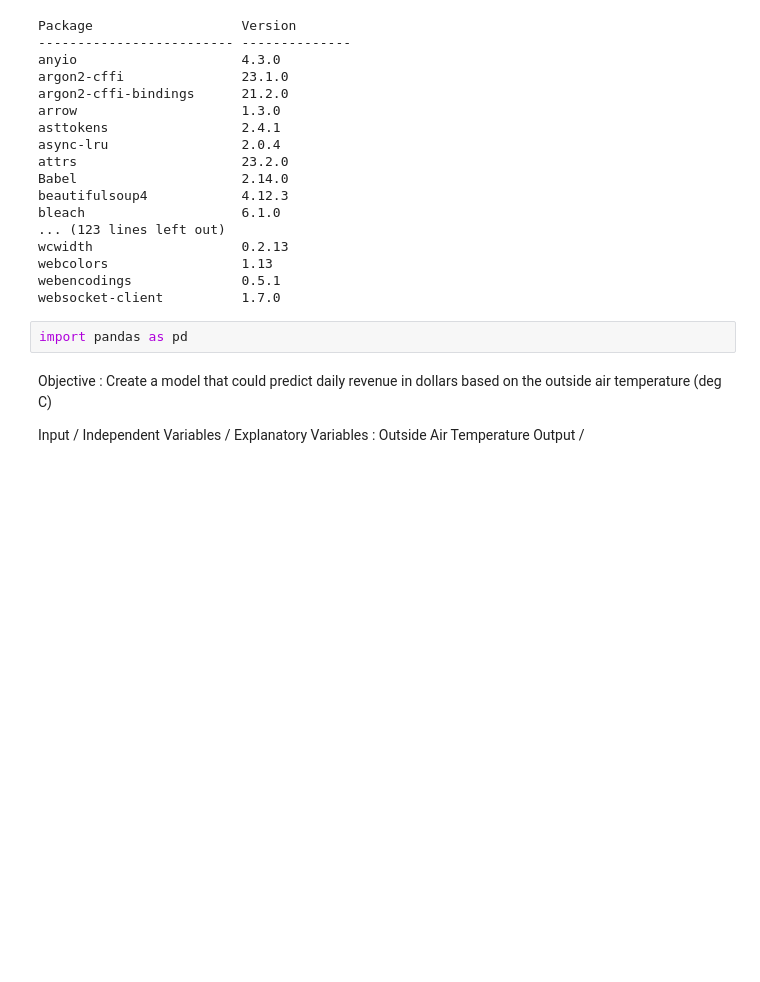
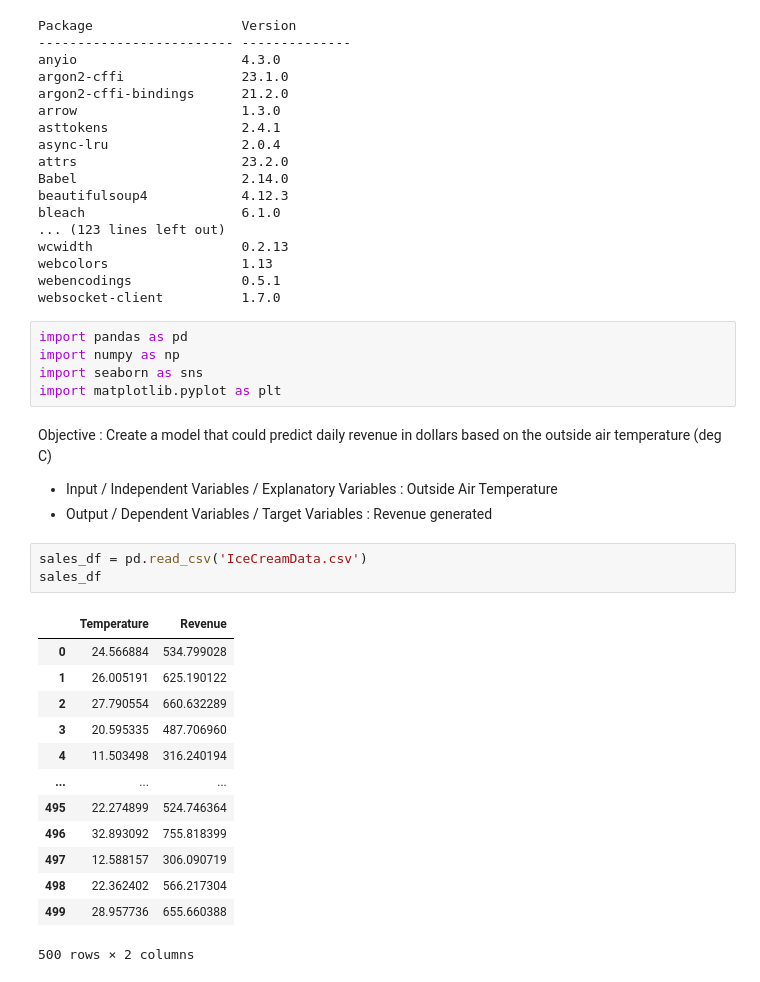
Before and after one commit to dnlsyfq/ml_linear_regression_v2, a Jupyter notebook: crsr_absolutebeginner_simplelinearregression.ipynb, the cells around one changed output. Cells and saved outputs as stored; diff of their text form; blank space fills up the shorter version.

```diff
--- a/crsr_absolutebeginner_simplelinearregression.ipynb
+++ b/crsr_absolutebeginner_simplelinearregression.ipynb
@@ -18,10 +18,30 @@ wcwidth                   0.2.13
 webcolors                 1.13
 webencodings              0.5.1
 websocket-client          1.7.0
-# %%
-import pandas as pd
+# %%
+import pandas as pd
+import numpy as np
+import seaborn as sns
+import matplotlib.pyplot as plt
 # %% [markdown]
 Objective : Create a model that could predict daily revenue in dollars based on the outside air temperature (deg C)
 
-Input / Independent Variables / Explanatory Variables : Outside Air Temperature
-Output /
+* Input / Independent Variables / Explanatory Variables : Outside Air Temperature
+* Output / Dependent Variables / Target Variables : Revenue generated
+# %%
+sales_df = pd.read_csv('IceCreamData.csv')
+sales_df
+# %% [output]
+|  | Temperature | Revenue |
+| 0 | 24.566884 | 534.799028 |
+| 1 | 26.005191 | 625.190122 |
+| 2 | 27.790554 | 660.632289 |
+| 3 | 20.595335 | 487.706960 |
+| 4 | 11.503498 | 316.240194 |
+| ... | ... | ... |
+| 495 | 22.274899 | 524.746364 |
+| 496 | 32.893092 | 755.818399 |
+| 497 | 12.588157 | 306.090719 |
+| 498 | 22.362402 | 566.217304 |
+| 499 | 28.957736 | 655.660388 |
+500 rows × 2 columns
```
Also changed, not shown: parts of 6 cells of this notebook.
